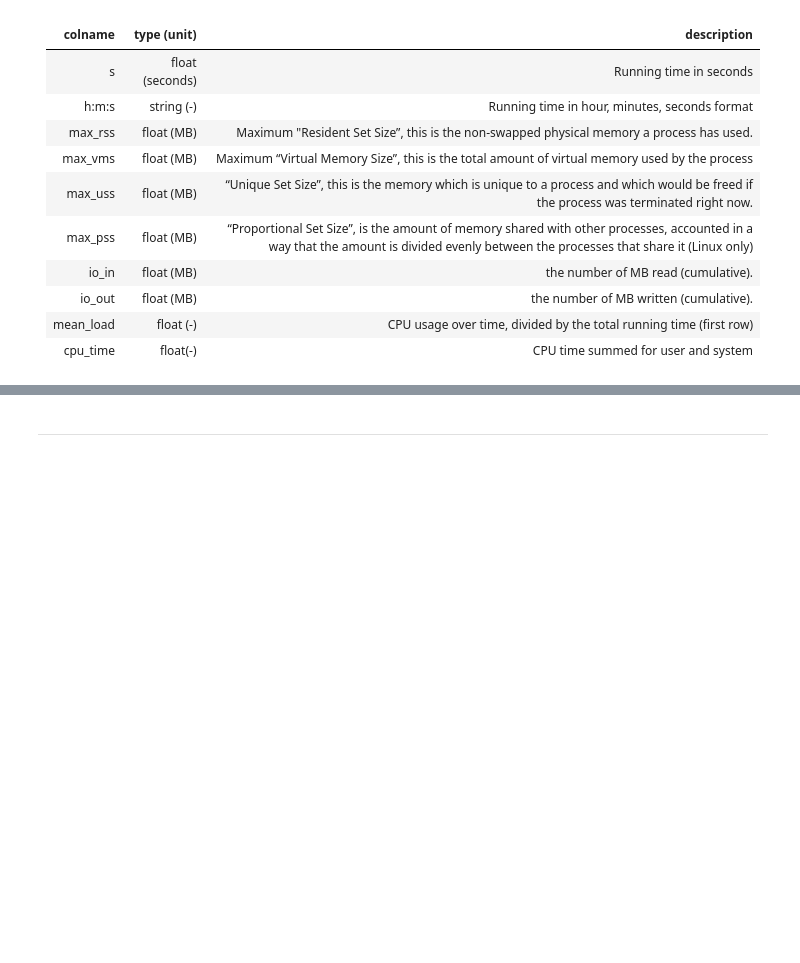
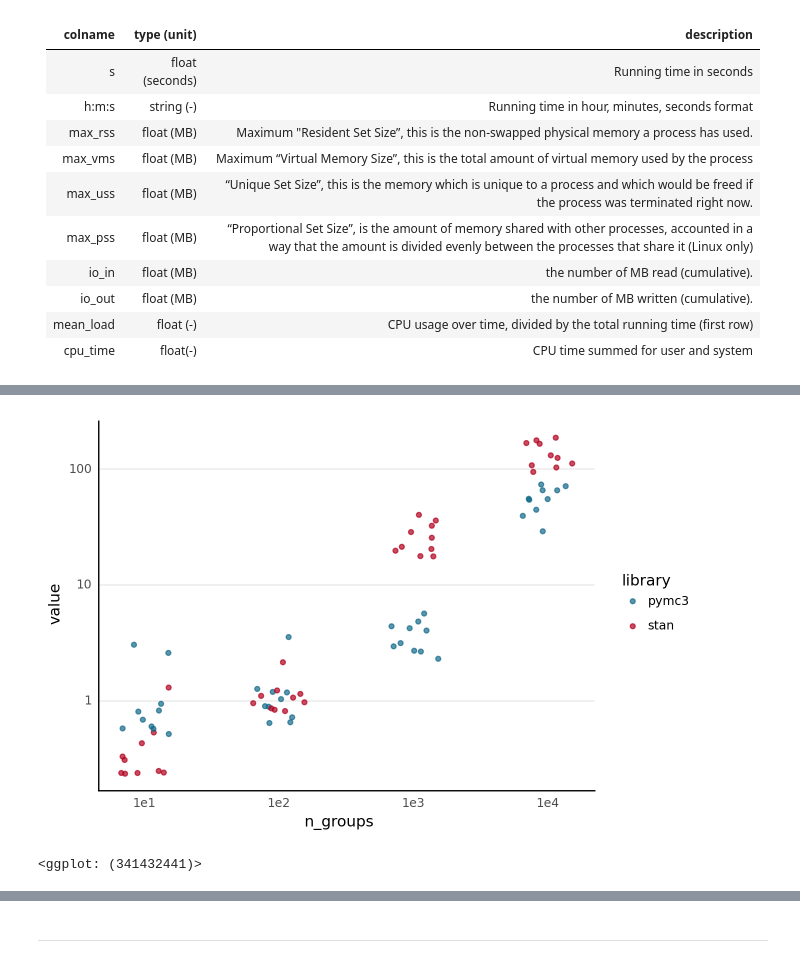
Before and after one commit to jhrcook/pymc3-stan-comparison, a Jupyter notebook: docs/index.ipynb, the cells around one changed output, grey strips where cells are left out. Saved outputs shown, nothing was run; the diff lists cells and outputs as text; code cells hidden in the pictures; blank space fills up the shorter version.

```diff
--- a/docs/index.ipynb
+++ b/docs/index.ipynb
@@ -171,0 +211,13 @@ simple_reg_benchmarks_avg = (
+# %%
+hierarchical_mdl_bench = (
+    benchmarks_long.copy()
+    .query("model == 'hierarchical'")
+    .reset_index(drop=True)
+    .assign(
+        n_pts=lambda d: [int(x.split("-")[0]) for x in d.data_size],
+        n_groups=lambda d: [int(x.split("-")[1]) for x in d.data_size],
+        n_covs=lambda d: [int(x.split("-")[2]) for x in d.data_size],
+    )
+)
+
+hierarchical_mdl_bench.head()
@@ -172,3 +231,14 @@ simple_reg_benchmarks_avg = (
+# %%
+(
+    gg.ggplot(hierarchical_mdl_bench.query("variable == 'time_minutes' and n_covs == 5"), gg.aes(x="n_groups", y="value", color="library"))
+    + gg.geom_jitter(width=0.2, alpha=0.7)
+    + gg.scale_x_log10()
+    + gg.scale_y_log10()
+    + gg.scale_color_manual(values=library_pal)
+)
+# %% [output]
+[figure, added]
+<ggplot: (341432441)>
 # %%
 result_file_sizes = pd.read_csv(model_size_csv).pipe(parse_model_names)
 
```
Also changed, not shown: parts of 9 cells of this notebook, 1 other file.
